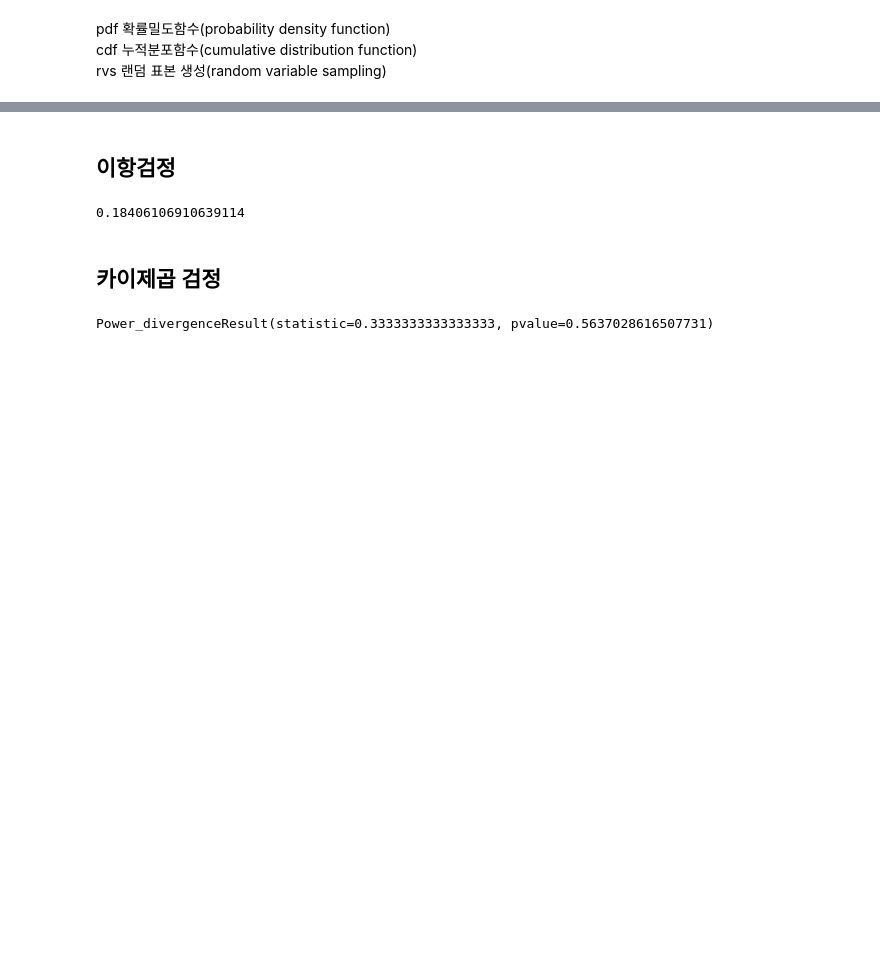
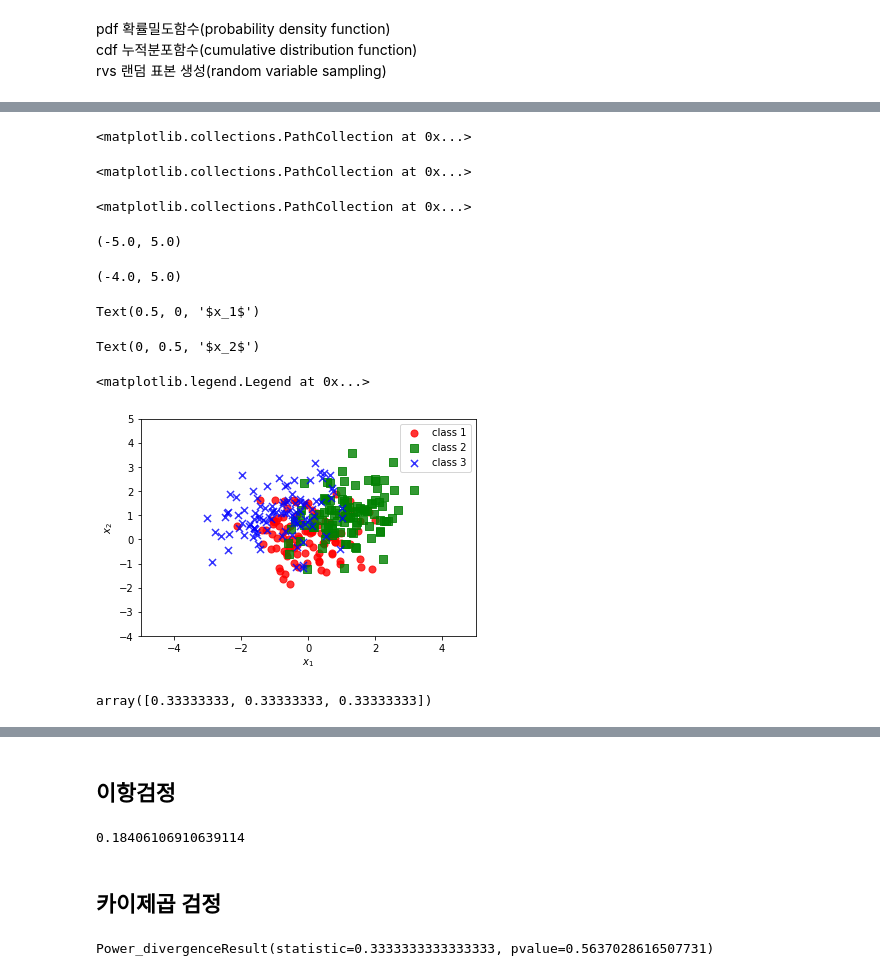
Before and after one commit to okso6441-ksh/ML, a Jupyter notebook: statistics.ipynb, the cells around one changed output, grey strips where cells are left out. Saved outputs shown, nothing was run; the diff lists cells and outputs as text; code cells hidden in the pictures; blank space fills up the shorter version.

```diff
--- a/검정.ipynb
+++ b/statistics.ipynb
@@ -20,0 +25,34 @@ rvs 랜덤 표본 생성(random variable sampling)
+# %%
+N = 100
+rv1 = scipy.stats.multivariate_normal([ 0, 0], [[0.7, 0.0], [0.0, 0.7]])
+rv2 = scipy.stats.multivariate_normal([ 1, 1], [[0.8, 0.2], [0.2, 0.8]])
+rv3 = scipy.stats.multivariate_normal([-1, 1], [[0.8, 0.2], [0.2, 0.8]])
+np.random.seed(0)
+X1 = rv1.rvs(N)
+X2 = rv2.rvs(N)
+X3 = rv3.rvs(N)
+y1 = np.zeros(N)
+y2 = np.ones(N)
+y3 = 2 * np.ones(N)
+X = np.vstack([X1, X2, X3])
+y = np.hstack([y1, y2, y3])
+
+plt.scatter(X1[:, 0], X1[:, 1], alpha=0.8, s=50, marker="o", color='r', label="class 1")
+plt.scatter(X2[:, 0], X2[:, 1], alpha=0.8, s=50, marker="s", color='g', label="class 2")
+plt.scatter(X3[:, 0], X3[:, 1], alpha=0.8, s=50, marker="x", color='b', label="class 3")
+plt.xlim(-5, 5)
+plt.ylim(-4, 5)
+plt.xlabel("$x_1$")
+plt.ylabel("$x_2$")
+plt.legend()
+plt.show()
+# %% [output]
+<matplotlib.collections.PathCollection at 0x...>
+<matplotlib.collections.PathCollection at 0x...>
+<matplotlib.collections.PathCollection at 0x...>
+(-5.0, 5.0)
+(-4.0, 5.0)
+Text(0.5, 0, '$x_1$')
+Text(0, 0.5, '$x_2$')
+<matplotlib.legend.Legend at 0x...>
+[figure, added]
@@ -20,0 +63,4 @@ rvs 랜덤 표본 생성(random variable sampling)
+# %%
+qda.priors_ # priors_: 각 클래스 k의 사전확률 # means_ covariance_
+# %% [output]
+array([0.33333333, 0.33333333, 0.33333333])
```
Also changed, not shown: parts of 13 cells of this notebook, 2 other files.
